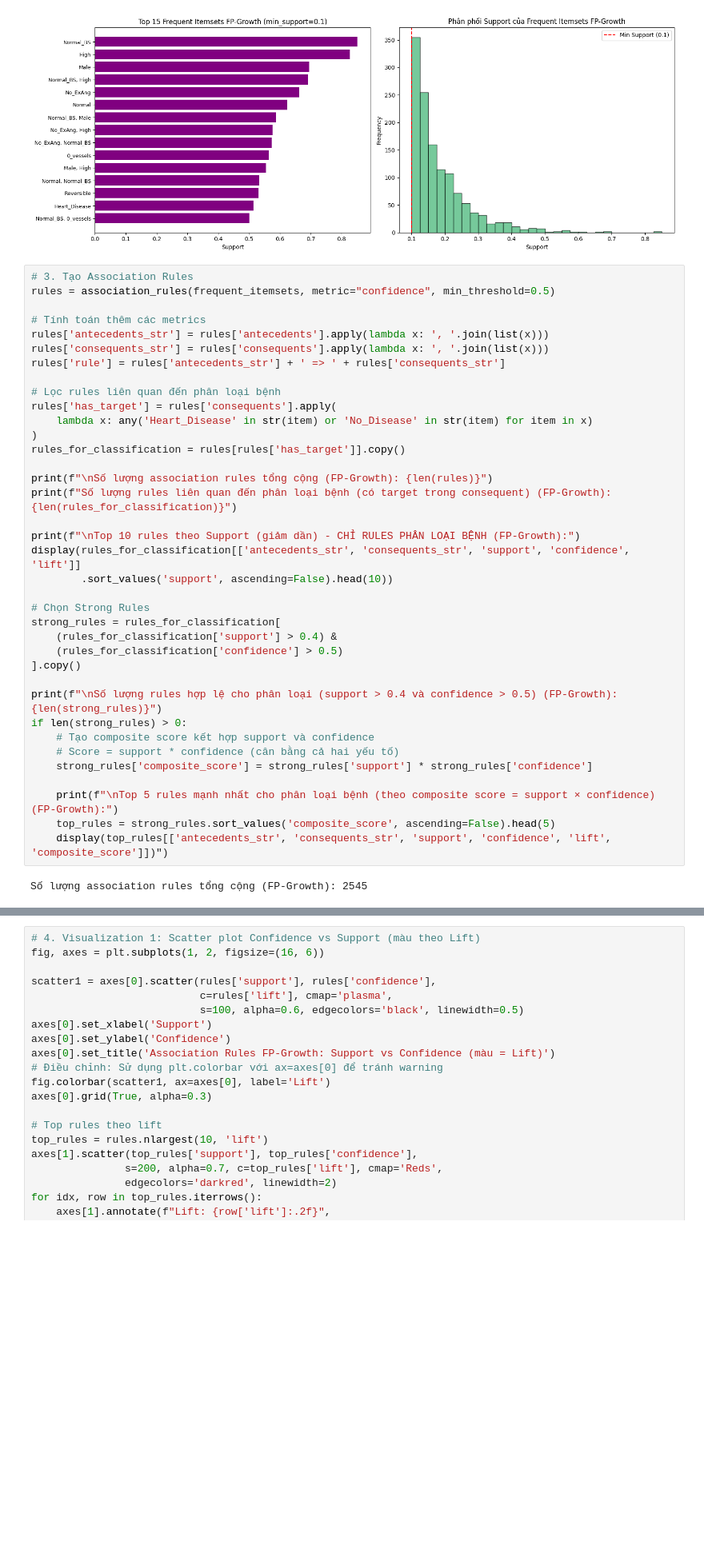
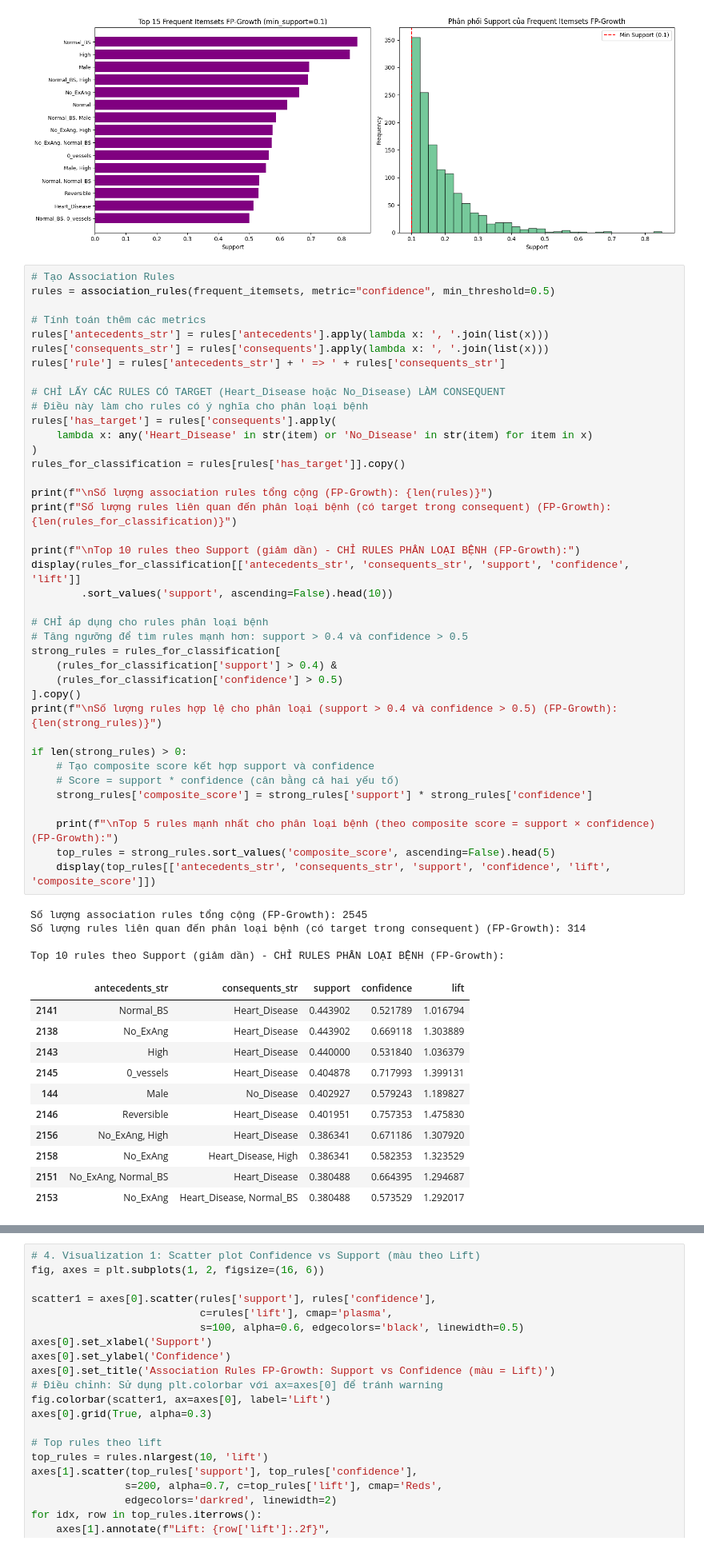
Before and after one commit to Lehuutien2908/DataMining, a Jupyter notebook: research/association_rules_with_fbgrowth.ipynb, the cells around one changed output, grey strips where cells are left out. Shown at 80% size. Drawn from its saved outputs; the diff is of its cells as text; blank space fills up the shorter version.

```diff
--- a/research/association_rules_with_fbgrowth.ipynb
+++ b/research/association_rules_with_fbgrowth.ipynb
@@ -130,41 +130,57 @@ Top 10 frequent itemsets:
 | 14 | 0.563902 | (0_vessels) |
 [figure]
 # %%
-# 3. Tạo Association Rules
+# Tạo Association Rules
 rules = association_rules(frequent_itemsets, metric="confidence", min_threshold=0.5)
 
 # Tính toán thêm các metrics
 rules['antecedents_str'] = rules['antecedents'].apply(lambda x: ', '.join(list(x)))
 rules['consequents_str'] = rules['consequents'].apply(lambda x: ', '.join(list(x)))
 rules['rule'] = rules['antecedents_str'] + ' => ' + rules['consequents_str']
 
-# Lọc rules liên quan đến phân loại bệnh
+# CHỈ LẤY CÁC RULES CÓ TARGET (Heart_Disease hoặc No_Disease) LÀM CONSEQUENT
+# Điều này làm cho rules có ý nghĩa cho phân loại bệnh
 rules['has_target'] = rules['consequents'].apply(
     lambda x: any('Heart_Disease' in str(item) or 'No_Disease' in str(item) for item in x)
 )
 rules_for_classification = rules[rules['has_target']].copy()
 
 print(f"\nSố lượng association rules tổng cộng (FP-Growth): {len(rules)}")
 print(f"Số lượng rules liên quan đến phân loại bệnh (có target trong consequent) (FP-Growth): {len(rules_for_classification)}")
 
 print(f"\nTop 10 rules theo Support (giảm dần) - CHỈ RULES PHÂN LOẠI BỆNH (FP-Growth):")
 display(rules_for_classification[['antecedents_str', 'consequents_str', 'support', 'confidence', 'lift']]
         .sort_values('support', ascending=False).head(10))
 
-# Chọn Strong Rules
+# CHỈ áp dụng cho rules phân loại bệnh
+# Tăng ngưỡng để tìm rules mạnh hơn: support > 0.4 và confidence > 0.5
 strong_rules = rules_for_classification[
     (rules_for_classification['support'] > 0.4) &
     (rules_for_classification['confidence'] > 0.5)
 ].copy()
+print(f"\nSố lượng rules hợp lệ cho phân loại (support > 0.4 và confidence > 0.5) (FP-Growth): {len(strong_rules)}")
 
-print(f"\nSố lượng rules hợp lệ cho phân loại (support > 0.4 và confidence > 0.5) (FP-Growth): {len(strong_rules)}")
 if len(strong_rules) > 0:
     # Tạo composite score kết hợp support và confidence
     # Score = support * confidence (cân bằng cả hai yếu tố)
     strong_rules['composite_score'] = strong_rules['support'] * strong_rules['confidence']
 
     print(f"\nTop 5 rules mạnh nhất cho phân loại bệnh (theo composite score = support × confidence) (FP-Growth):")
     top_rules = strong_rules.sort_values('composite_score', ascending=False).head(5)
-    display(top_rules[['antecedents_str', 'consequents_str', 'support', 'confidence', 'lift', 'composite_score']])")
+    display(top_rules[['antecedents_str', 'consequents_str', 'support', 'confidence', 'lift', 'composite_score']])
 # %% [output]
 Số lượng association rules tổng cộng (FP-Growth): 2545
+Số lượng rules liên quan đến phân loại bệnh (có target trong consequent) (FP-Growth): 314
+
+Top 10 rules theo Support (giảm dần) - CHỈ RULES PHÂN LOẠI BỆNH (FP-Growth):
+|  | antecedents_str | consequents_str | support | confidence | lift |
+| 2141 | Normal_BS | Heart_Disease | 0.443902 | 0.521789 | 1.016794 |
+| 2138 | No_ExAng | Heart_Disease | 0.443902 | 0.669118 | 1.303889 |
+| 2143 | High | Heart_Disease | 0.440000 | 0.531840 | 1.036379 |
+| 2145 | 0_vessels | Heart_Disease | 0.404878 | 0.717993 | 1.399131 |
+| 144 | Male | No_Disease | 0.402927 | 0.579243 | 1.189827 |
+| 2146 | Reversible | Heart_Disease | 0.401951 | 0.757353 | 1.475830 |
+| 2156 | No_ExAng, High | Heart_Disease | 0.386341 | 0.671186 | 1.307920 |
+| 2158 | No_ExAng | Heart_Disease, High | 0.386341 | 0.582353 | 1.323529 |
+| 2151 | No_ExAng, Normal_BS | Heart_Disease | 0.380488 | 0.664395 | 1.294687 |
+| 2153 | No_ExAng | Heart_Disease, Normal_BS | 0.380488 | 0.573529 | 1.292017 |
```
Also changed, not shown: parts of 1 cell of this notebook, 3 other files.
